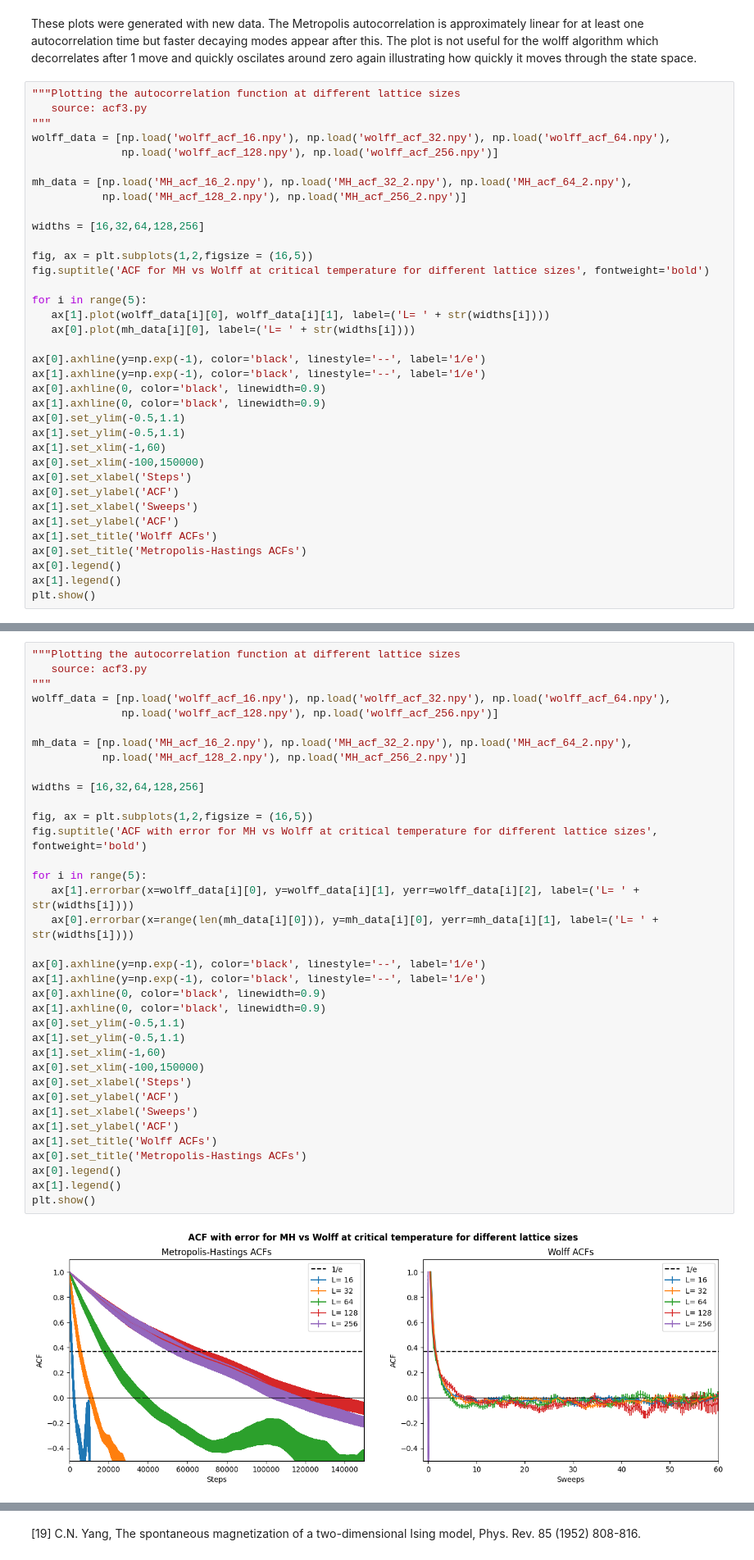
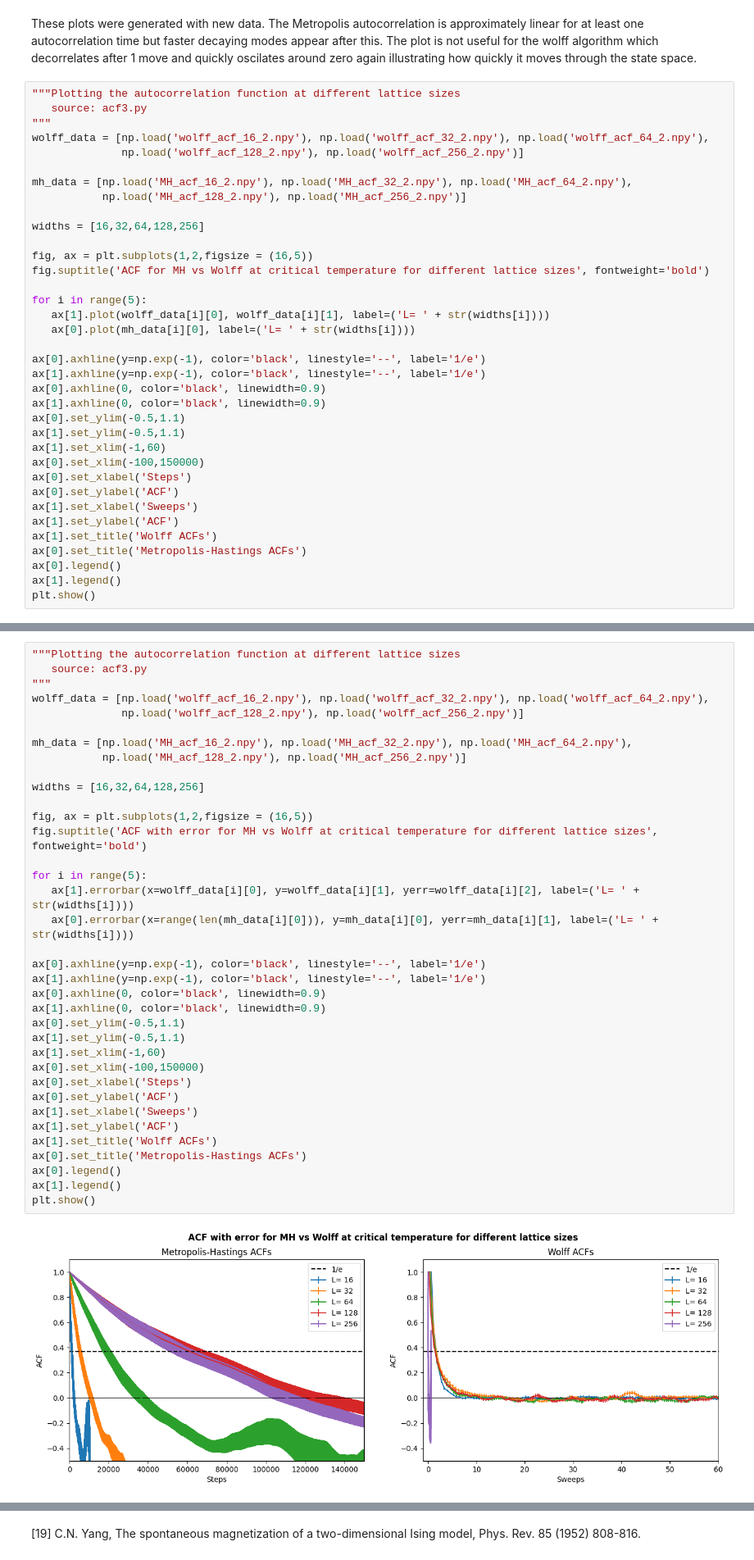
Before and after one commit to tdeng455/Part-II-Computational-Physics-Project, a Jupyter notebook: workbook.ipynb, the cells around one changed output, grey strips where cells are left out. Shown at 82% size. Cells and saved outputs as stored; diff of their text form.

```diff
--- a/workbook.ipynb
+++ b/workbook.ipynb
@@ -582,8 +582,8 @@ These plots were generated with new data. The Metropolis autocorrelation is appr
 """Plotting the autocorrelation function at different lattice sizes
    source: acf3.py
 """
-wolff_data = [np.load('wolff_acf_16.npy'), np.load('wolff_acf_32.npy'), np.load('wolff_acf_64.npy'),
-              np.load('wolff_acf_128.npy'), np.load('wolff_acf_256.npy')]
+wolff_data = [np.load('wolff_acf_16_2.npy'), np.load('wolff_acf_32_2.npy'), np.load('wolff_acf_64_2.npy'),
+              np.load('wolff_acf_128_2.npy'), np.load('wolff_acf_256_2.npy')]
 
 mh_data = [np.load('MH_acf_16_2.npy'), np.load('MH_acf_32_2.npy'), np.load('MH_acf_64_2.npy'),
            np.load('MH_acf_128_2.npy'), np.load('MH_acf_256_2.npy')]
@@ -620,40 +620,40 @@ plt.show()
 """Plotting the autocorrelation function at different lattice sizes
    source: acf3.py
 """
-wolff_data = [np.load('wolff_acf_16.npy'), np.load('wolff_acf_32.npy'), np.load('wolff_acf_64.npy'),
-              np.load('wolff_acf_128.npy'), np.load('wolff_acf_256.npy')]
+wolff_data = [np.load('wolff_acf_16_2.npy'), np.load('wolff_acf_32_2.npy'), np.load('wolff_acf_64_2.npy'),
+              np.load('wolff_acf_128_2.npy'), np.load('wolff_acf_256_2.npy')]
 
 mh_data = [np.load('MH_acf_16_2.npy'), np.load('MH_acf_32_2.npy'), np.load('MH_acf_64_2.npy'),
            np.load('MH_acf_128_2.npy'), np.load('MH_acf_256_2.npy')]
 
 widths = [16,32,64,128,256]
 
 fig, ax = plt.subplots(1,2,figsize = (16,5))
 fig.suptitle('ACF with error for MH vs Wolff at critical temperature for different lattice sizes', fontweight='bold')
 
 for i in range(5):
    ax[1].errorbar(x=wolff_data[i][0], y=wolff_data[i][1], yerr=wolff_data[i][2], label=('L= ' + str(widths[i])))
    ax[0].errorbar(x=range(len(mh_data[i][0])), y=mh_data[i][0], yerr=mh_data[i][1], label=('L= ' + str(widths[i])))
 
 ax[0].axhline(y=np.exp(-1), color='black', linestyle='--', label='1/e')
 ax[1].axhline(y=np.exp(-1), color='black', linestyle='--', label='1/e')
 ax[0].axhline(0, color='black', linewidth=0.9)
 ax[1].axhline(0, color='black', linewidth=0.9)
 ax[0].set_ylim(-0.5,1.1)
 ax[1].set_ylim(-0.5,1.1)
 ax[1].set_xlim(-1,60)
 ax[0].set_xlim(-100,150000)
 ax[0].set_xlabel('Steps')
 ax[0].set_ylabel('ACF')
 ax[1].set_xlabel('Sweeps')
 ax[1].set_ylabel('ACF')
 ax[1].set_title('Wolff ACFs')
 ax[0].set_title('Metropolis-Hastings ACFs')
 ax[0].legend()
 ax[1].legend()
 plt.show()
 # %% [output]
-[figure, old version]
+[figure, new version]
 # %%
 """MORE DATA REQUIRED FOR HIGHER TEMPERATURES"""
 
```
Also changed, not shown: parts of 3 cells of this notebook, 6 other files.
